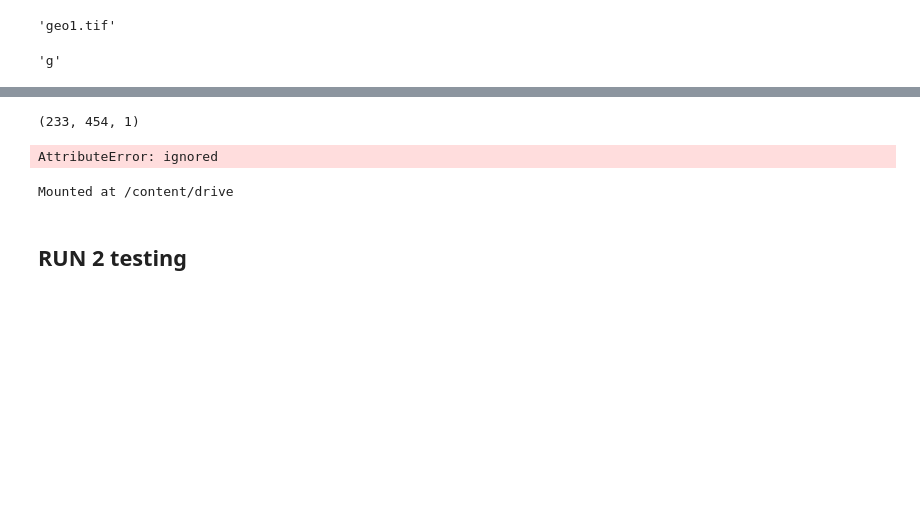
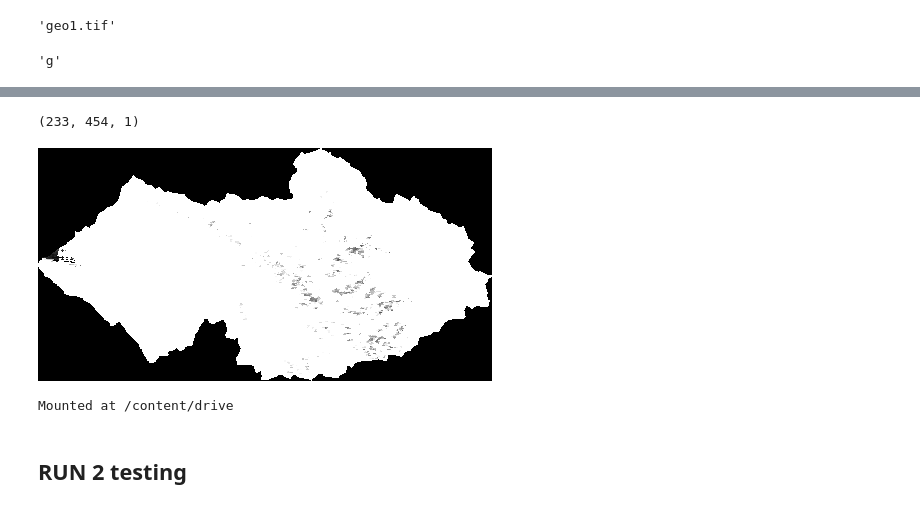
Before and after one commit to 1kaiser/Media-Segment-Depth-MLP, a Jupyter notebook: MLP_Image_training_Parallel.ipynb, the cells around one changed output, grey strips where cells are left out. Saved outputs shown, nothing was run; the diff lists cells and outputs as text; code cells hidden in the pictures; blank space fills up the shorter version.

```diff
--- a/MLP_Image_training_Parallel.ipynb
+++ b/MLP_Image_training_Parallel.ipynb
@@ -196,12 +216,12 @@ OUTPUT
 # %%
 
 print(INPUT.shape)
 INPUT[0][:,:].shape
 from google.colab.patches import cv2_imshow
-cv2_imshow('/content/geo1.tif')
+cv2_imshow(INPUT)
 # %% [output]
 (233, 454, 1)
-AttributeError: ignored
+[figure, added]
 # %%
 from google.colab import drive
 drive.mount('/content/drive')
```
Also changed, not shown: parts of 1 cell of this notebook.
